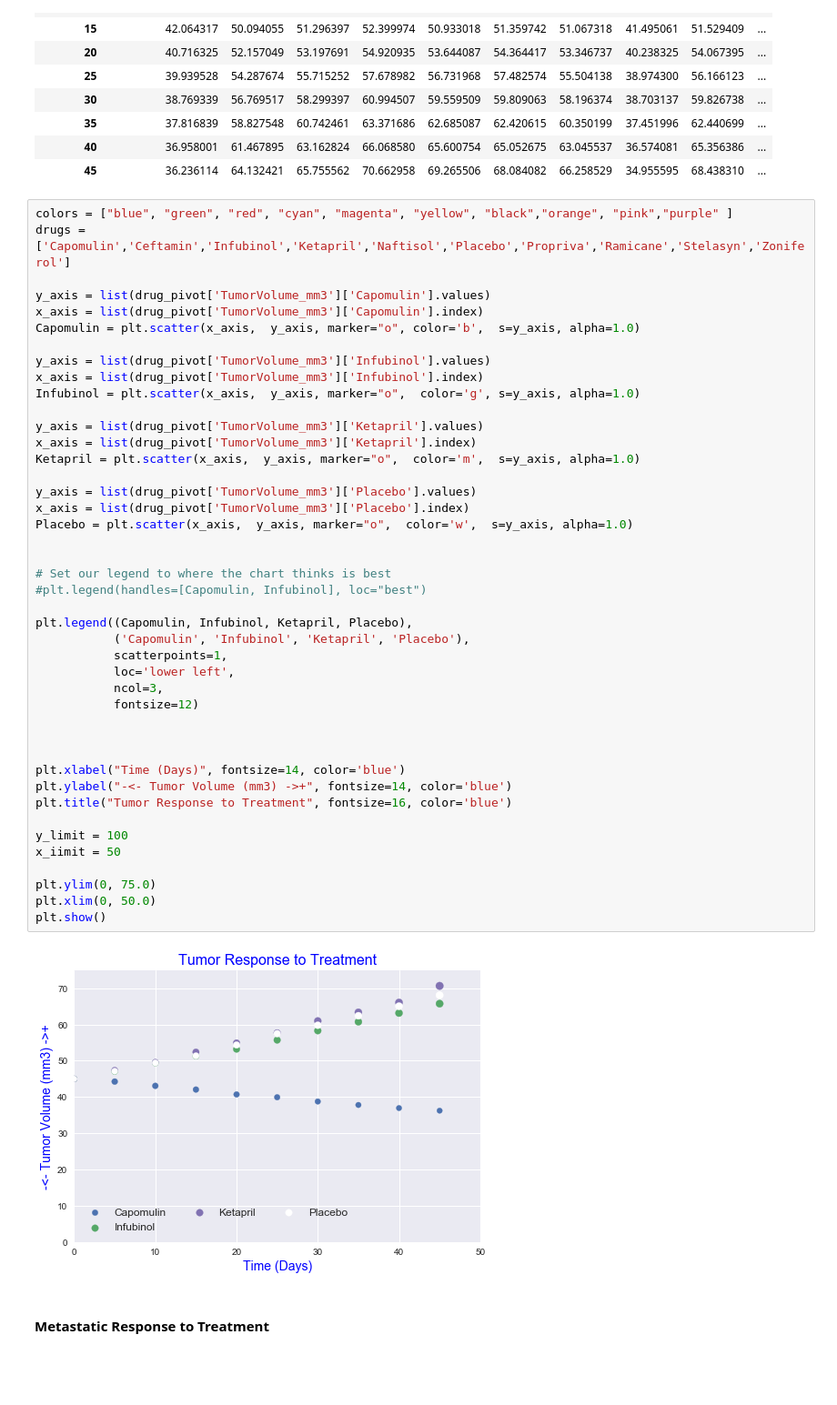
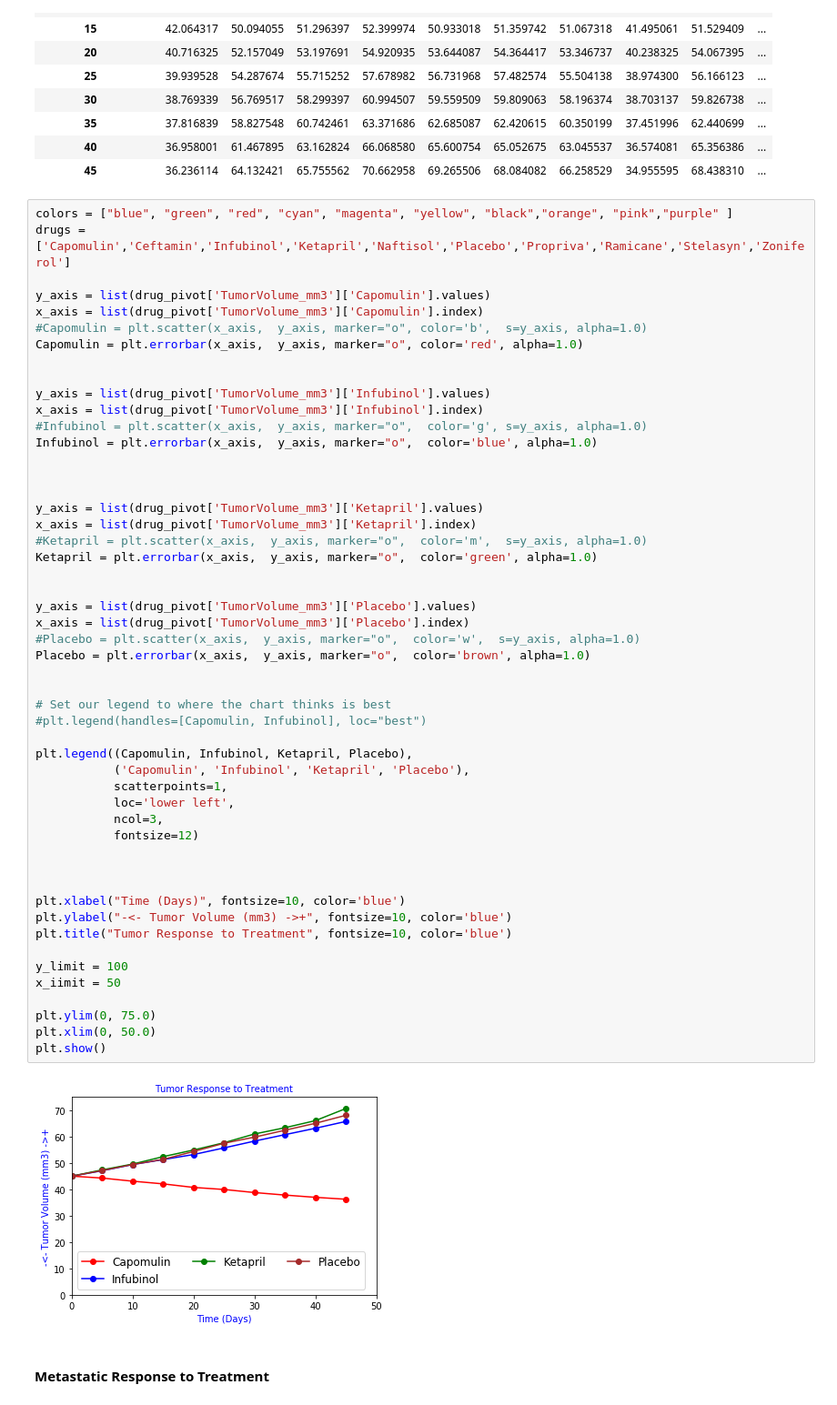
Before and after one commit to kundami/python-challenge, a Jupyter notebook: Pymacuticals/PymacuticalsINC.ipynb, the cells around one changed output. Shown at 91% size. Saved outputs shown, nothing was run; the diff lists cells and outputs as text; blank space fills up the shorter version.

```diff
--- a/Pymacuticals/PymacuticalsINC.ipynb
+++ b/Pymacuticals/PymacuticalsINC.ipynb
@@ -91,45 +92,53 @@ drugs = ['Capomulin','Ceftamin','Infubinol','Ketapril','Naftisol','Placebo','Pro
 
 y_axis = list(drug_pivot['TumorVolume_mm3']['Capomulin'].values)
 x_axis = list(drug_pivot['TumorVolume_mm3']['Capomulin'].index)
-Capomulin = plt.scatter(x_axis,  y_axis, marker="o", color='b',  s=y_axis, alpha=1.0)
+#Capomulin = plt.scatter(x_axis,  y_axis, marker="o", color='b',  s=y_axis, alpha=1.0)
+Capomulin = plt.errorbar(x_axis,  y_axis, marker="o", color='red', alpha=1.0)
+
 
 y_axis = list(drug_pivot['TumorVolume_mm3']['Infubinol'].values)
 x_axis = list(drug_pivot['TumorVolume_mm3']['Infubinol'].index)
-Infubinol = plt.scatter(x_axis,  y_axis, marker="o",  color='g', s=y_axis, alpha=1.0)
+#Infubinol = plt.scatter(x_axis,  y_axis, marker="o",  color='g', s=y_axis, alpha=1.0)
+Infubinol = plt.errorbar(x_axis,  y_axis, marker="o",  color='blue', alpha=1.0)
+
+
 
 y_axis = list(drug_pivot['TumorVolume_mm3']['Ketapril'].values)
 x_axis = list(drug_pivot['TumorVolume_mm3']['Ketapril'].index)
-Ketapril = plt.scatter(x_axis,  y_axis, marker="o",  color='m',  s=y_axis, alpha=1.0)
+#Ketapril = plt.scatter(x_axis,  y_axis, marker="o",  color='m',  s=y_axis, alpha=1.0)
+Ketapril = plt.errorbar(x_axis,  y_axis, marker="o",  color='green', alpha=1.0)
+
 
 y_axis = list(drug_pivot['TumorVolume_mm3']['Placebo'].values)
 x_axis = list(drug_pivot['TumorVolume_mm3']['Placebo'].index)
-Placebo = plt.scatter(x_axis,  y_axis, marker="o",  color='w',  s=y_axis, alpha=1.0)
+#Placebo = plt.scatter(x_axis,  y_axis, marker="o",  color='w',  s=y_axis, alpha=1.0)
+Placebo = plt.errorbar(x_axis,  y_axis, marker="o",  color='brown', alpha=1.0)
 
 
 # Set our legend to where the chart thinks is best
 #plt.legend(handles=[Capomulin, Infubinol], loc="best")
 
 plt.legend((Capomulin, Infubinol, Ketapril, Placebo),
            ('Capomulin', 'Infubinol', 'Ketapril', 'Placebo'),
            scatterpoints=1,
            loc='lower left',
            ncol=3,
            fontsize=12)
 
 
 
-plt.xlabel("Time (Days)", fontsize=14, color='blue')
-plt.ylabel("-<- Tumor Volume (mm3) ->+", fontsize=14, color='blue')
-plt.title("Tumor Response to Treatment", fontsize=16, color='blue')
+plt.xlabel("Time (Days)", fontsize=10, color='blue')
+plt.ylabel("-<- Tumor Volume (mm3) ->+", fontsize=10, color='blue')
+plt.title("Tumor Response to Treatment", fontsize=10, color='blue')
 
 y_limit = 100
 x_iimit = 50
 
 plt.ylim(0, 75.0)
 plt.xlim(0, 50.0)
 plt.show()
 # %% [output]
-[figure, old version]
+[figure, new version]
 # %% [markdown]
 #### Metastatic Response to Treatment
 # %%
```
Also changed, not shown: parts of 5 cells of this notebook, 5 other files.
